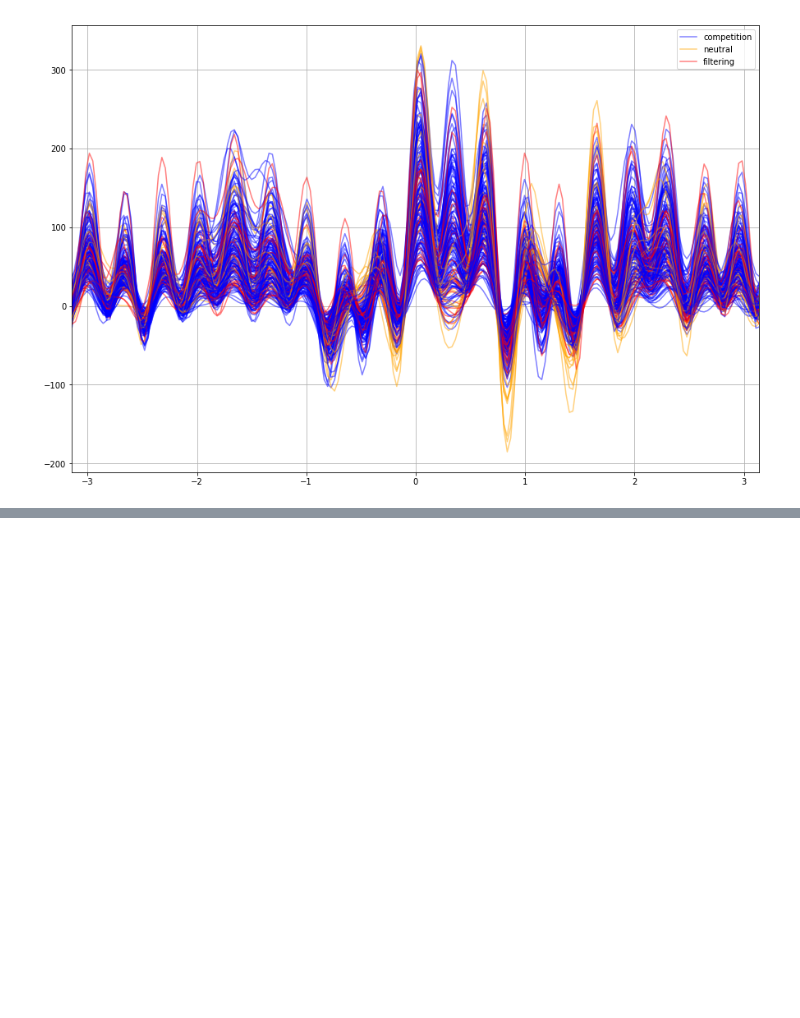
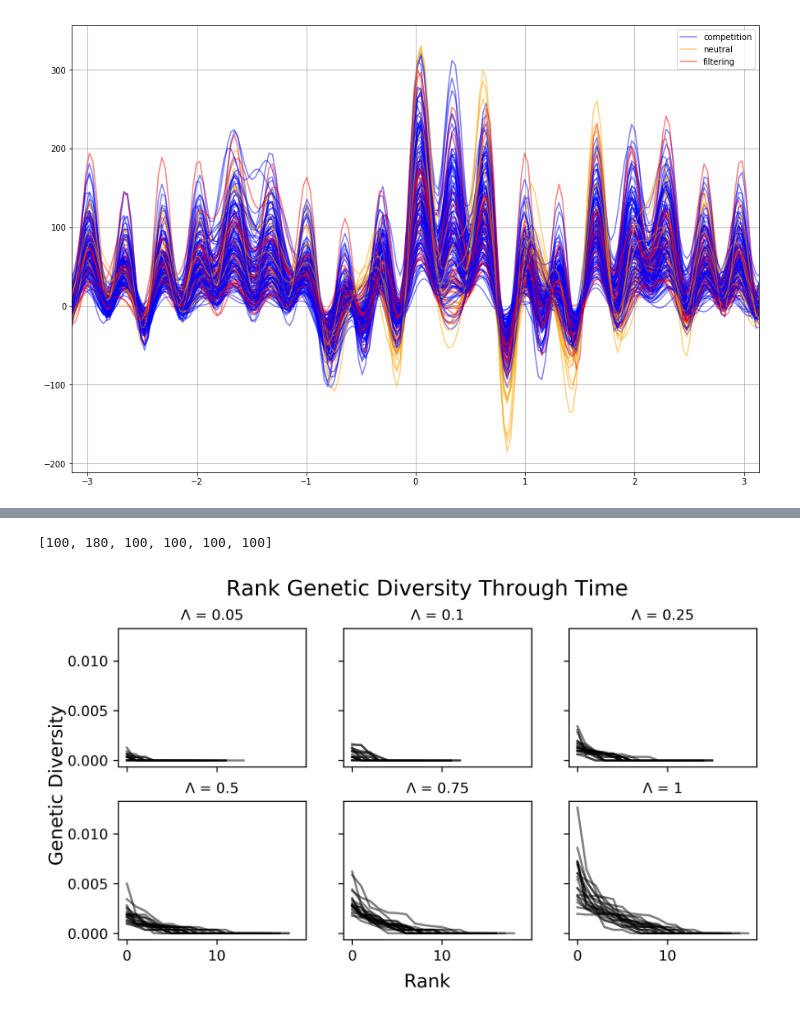
Before and after one commit to messDiv/MESS, a Jupyter notebook: jupyter-notebooks/plotting/tmp-plotting-dev.ipynb, the cells around one changed output, grey strips where cells are left out. Saved outputs shown, nothing was run; the diff lists cells and outputs as text; code cells hidden in the pictures; blank space fills up the shorter version.

```diff
--- a/jupyter-notebooks/plotting/tmp-plotting-dev.ipynb
+++ b/jupyter-notebooks/plotting/tmp-plotting-dev.ipynb
@@ -45,0 +154,21 @@ andrews_curves(tmp_df[stats + ["community_assembly_model"]][:500],\
+# %%
+def plot_racs(megalogs, nsims=20):
+    lambda_dict = populate_lambda_dists(megalogs, abund=True)
+
+    f, axarr = plt.subplots(2, 3, figsize=(8,4), dpi=300, sharex=True, sharey=True)
+    axarr = [a for b in axarr for a in b]
+    for i, k, ax in zip(range(0,6), lambdas, axarr):
+        ax.set_title(u"Λ = {}".format(k), fontsize=10)
+        for l in lambda_dict[k][:20]:
+            abunds = sorted(l["pi_local"], reverse=True)
+            xs = range(len(abunds))
+            ax.plot(xs, abunds, c='black', alpha=0.5)
+    f.text(0.5, 0.01, u"Rank", ha='center', fontsize=13)
+    f.text(0.04, 0.5, u"Genetic Diversity", va='center', rotation='vertical', fontsize=13)
+    plt.suptitle("Rank Genetic Diversity Through Time", y=.9999, fontsize=15)
+    plt.subplots_adjust(hspace=.25)
+    plt.savefig("RACs.png")
+plot_racs(megalogs)
+# %% [output]
+[100, 180, 100, 100, 100, 100]
+[figure, added]
```
Also changed, not shown: parts of 6 cells of this notebook, 5 other files.
